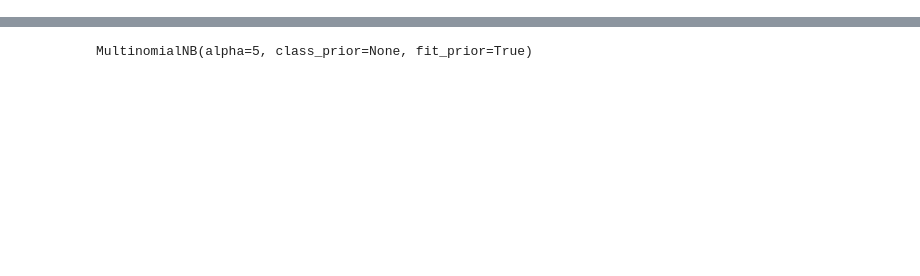
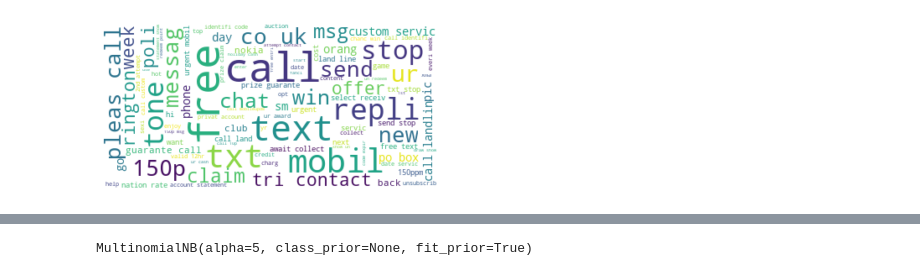
Before and after one commit to Scylidose/TweetFeel, a Jupyter notebook: SMS_Classifier/SMS_Classifier.ipynb, the cells around one changed output, grey strips where cells are left out. Cells and saved outputs as stored; diff of their text form; code cells hidden in the pictures; blank space fills up the shorter version.

```diff
--- a/SMS_Classifier/SMS_Classifier.ipynb
+++ b/SMS_Classifier/SMS_Classifier.ipynb
@@ -79,11 +122,10 @@ print(freq.most_common(10))
 # %%
+spam_data = data.loc[data.iloc[:,0] == 'spam']
 
-spam_train = train_data.loc[train_data.iloc[:,0] == 'spam']
+spam_proc_data = spam_data.iloc[:,1].apply(process_message)
 
-spam_proc_train = spam_train.iloc[:,1].apply(process_message)
+vocabulary_spam = [inner for outer in spam_proc_data.to_list() for inner in outer]
 
-vocabulary_spam = [inner for outer in spam_proc_train.to_list() for inner in outer]
-
-freq = nltk.FreqDist(vocabulary_spam)
-print(freq.most_common(10))
+freq_spam = nltk.FreqDist(vocabulary_spam)
+print(freq_spam.most_common(10))
 # %% [output]
@@ -90,0 +220,10 @@ print(freq.most_common(10))
+# %%
+process_spam = ' '.join(vocabulary_spam)
+
+wordcloud = WordCloud(max_font_size=50, max_words=100, background_color="white").generate(process_spam)
+plt.figure()
+plt.imshow(wordcloud, interpolation="bilinear")
+plt.axis("off")
+plt.show()
+# %% [output]
+[figure, added]
```
Also changed, not shown: parts of 36 cells of this notebook.
